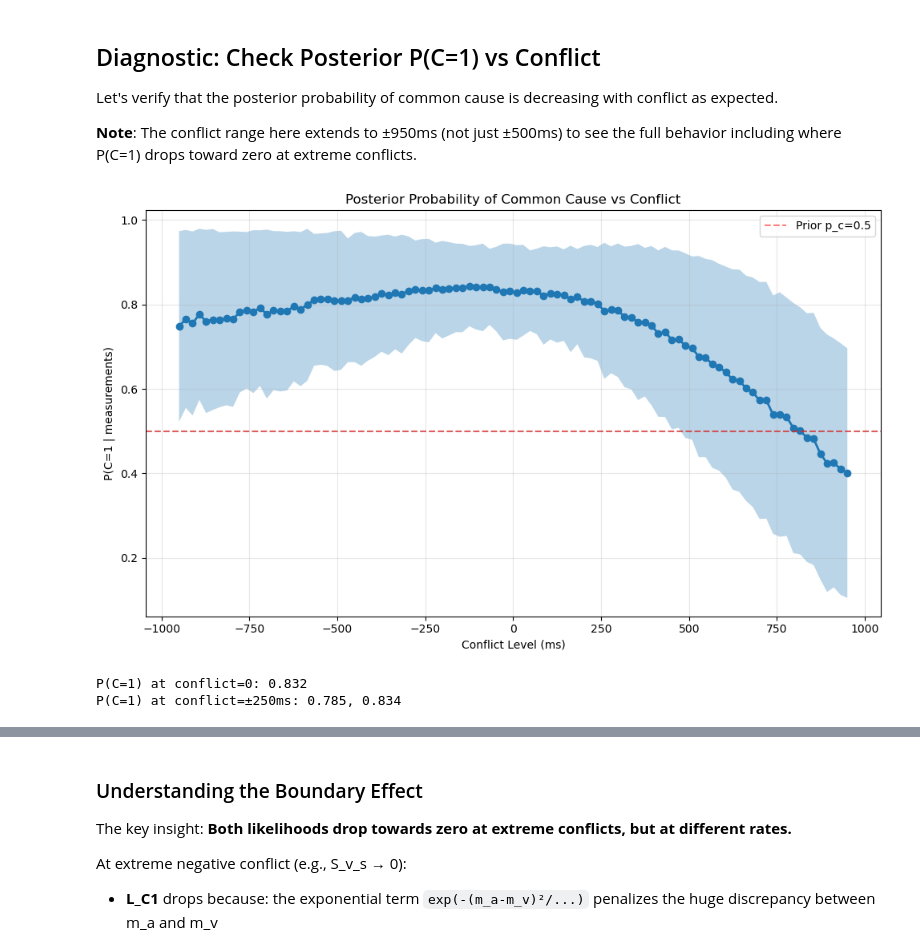
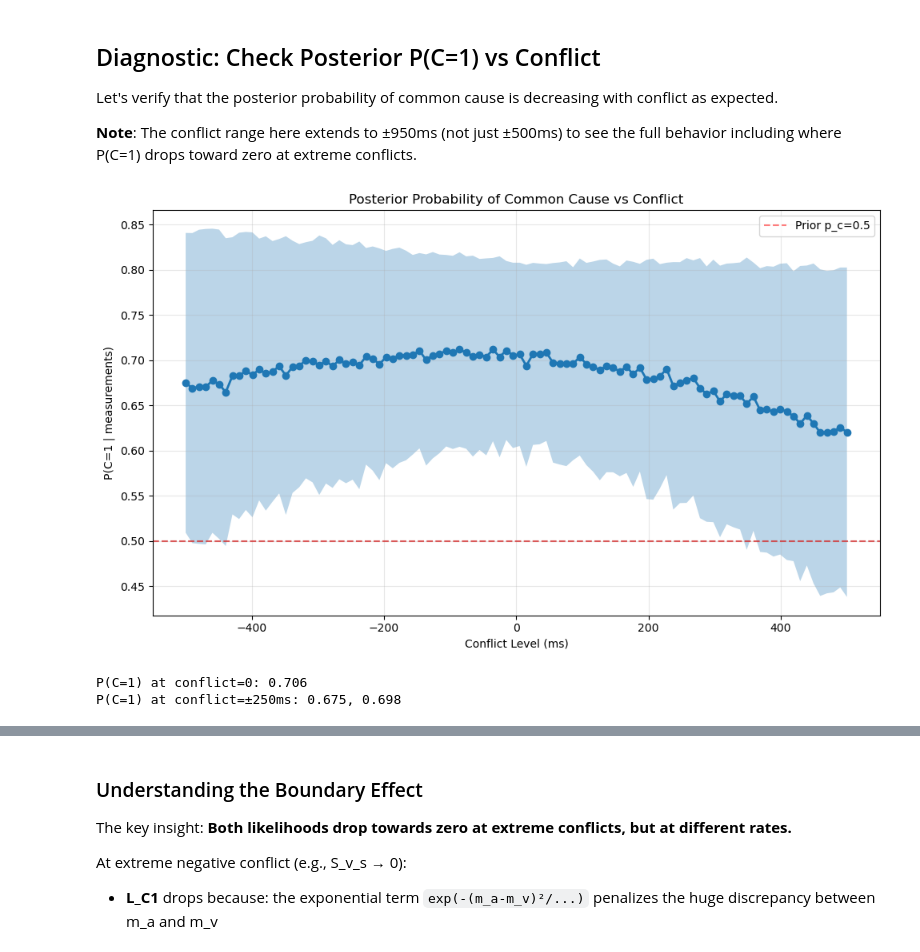
Before and after one commit to omeryildiran/av-dur-estimation, a Jupyter notebook: model/simulate_AV_Causal_Inference.ipynb, the cells around one changed output, grey strips where cells are left out. Cells and saved outputs as stored; diff of their text form; code cells hidden in the pictures.

```diff
--- a/model/simulate_AV_Causal_Inference.ipynb
+++ b/model/simulate_AV_Causal_Inference.ipynb
@@ -145,16 +145,22 @@ def posterior_C1(m_a,m_v,sigma_a,sigma_v,p_c,t_min,t_max):
     # Likelihoods under each causal structure
     L1 = L_C1(m_a,m_v,sigma_a,sigma_v,t_min,t_max)
     L2 = L_C2(m_a,m_v,sigma_a,sigma_v,t_min,t_max)
-    # Unnormalized posteriors
-    post_C1_unnorm = L1 * p_c
-    post_C2_unnorm = L2 * (1 - p_c)
-    # Normalization constant
-    norm_const = post_C1_unnorm + post_C2_unnorm
+
+    lRatio = L1 / L2
+
+    post_C1=lRatio* p_c / (lRatio * p_c + (1 - p_c))
+    return post_C1
+
+    # # Unnormalized posteriors
+    # post_C1_unnorm = L1 * p_c
+    # post_C2_unnorm = L2 * (1 - p_c)
+    # # Normalization constant
+    # norm_const = post_C1_unnorm + post_C2_unnorm
 
 
-    # Posterior probabilities
-    post_C1 = post_C1_unnorm / norm_const
-    return post_C1
+    # # Posterior probabilities
+    # post_C1 = post_C1_unnorm / norm_const
+    # return post_C1
 
 def causal_inference_estimate(m_a, m_v, sigma_a, sigma_v, p_c, t_min, t_max, model):
     """Causal inference duration estimate (stays in current space - log or linear)"""
@@ -611,11 +617,11 @@ Let's verify that the posterior probability of common cause is decreasing with c
 **Note**: The conflict range here extends to ±950ms (not just ±500ms) to see the full behavior including where P(C=1) drops toward zero at extreme conflicts.
 # %%
 # Diagnostic: Plot P(C=1) as a function of conflict
-def plot_posterior_vs_conflict(sigma_a=0.5, sigma_v=0.3, p_c=0.5, t_min=0.01, t_max=3.0, measurement="log-space", nSimul=1000):
+def plot_posterior_vs_conflict(sigma_a=0.5, sigma_v=0.3, p_c=0.5, t_min=0, t_max=1.2, measurement="log-space", nSimul=1000):
     """
     Plot how the posterior probability of common cause changes with conflict level.
     """
-    conflicts = np.linspace(-0.95, 0.95, 100)  # Extended range to see full behavior
+    conflicts = np.linspace(-0.5, 0.5, 100)  # Extended range to see full behavior
     posteriors_mean = []
     posteriors_std = []
 
@@ -646,33 +652,33 @@ def plot_posterior_vs_conflict(sigma_a=0.5, sigma_v=0.3, p_c=0.5, t_min=0.01, t_
         p_C1 = posterior_C1(m_a_s, m_v_s, sigma_a, sigma_v, p_c, t_min_use, t_max_use)
 
         posteriors_mean.append(np.mean(p_C1))
         posteriors_std.append(np.std(p_C1))
 
     posteriors_mean = np.array(posteriors_mean)
     posteriors_std = np.array(posteriors_std)
 
     plt.figure(figsize=(10, 6))
     plt.plot(conflicts * 1000, posteriors_mean, 'o-', linewidth=2, markersize=6)
     plt.fill_between(conflicts * 1000,
                      posteriors_mean - posteriors_std,
                      posteriors_mean + posteriors_std,
                      alpha=0.3)
     plt.xlabel('Conflict Level (ms)')
     plt.ylabel('P(C=1 | measurements)')
     plt.title('Posterior Probability of Common Cause vs Conflict')
     plt.grid(True, alpha=0.3)
     plt.axhline(0.5, color='gray', linestyle='--', alpha=0.5)
     plt.axhline(p_c, color='red', linestyle='--', alpha=0.5, label=f'Prior p_c={p_c}')
     plt.legend()
     plt.tight_layout()
     plt.show()
 
     print(f"P(C=1) at conflict=0: {posteriors_mean[np.argmin(np.abs(conflicts))]:.3f}")
     print(f"P(C=1) at conflict=±250ms: {posteriors_mean[np.argmin(np.abs(conflicts - 0.25))]:.3f}, {posteriors_mean[np.argmin(np.abs(conflicts + 0.25))]:.3f}")
 
 # Test with current parameters
 plot_posterior_vs_conflict(sigma_a=0.3, sigma_v=0.3, p_c=0.5, measurement="linear-space")
 # %% [output]
-[figure, old version]
+[figure, new version]
-P(C=1) at conflict=0: 0.832
-P(C=1) at conflict=±250ms: 0.785, 0.834
+P(C=1) at conflict=0: 0.706
+P(C=1) at conflict=±250ms: 0.675, 0.698
```
Also changed, not shown: parts of 4 cells of this notebook.
